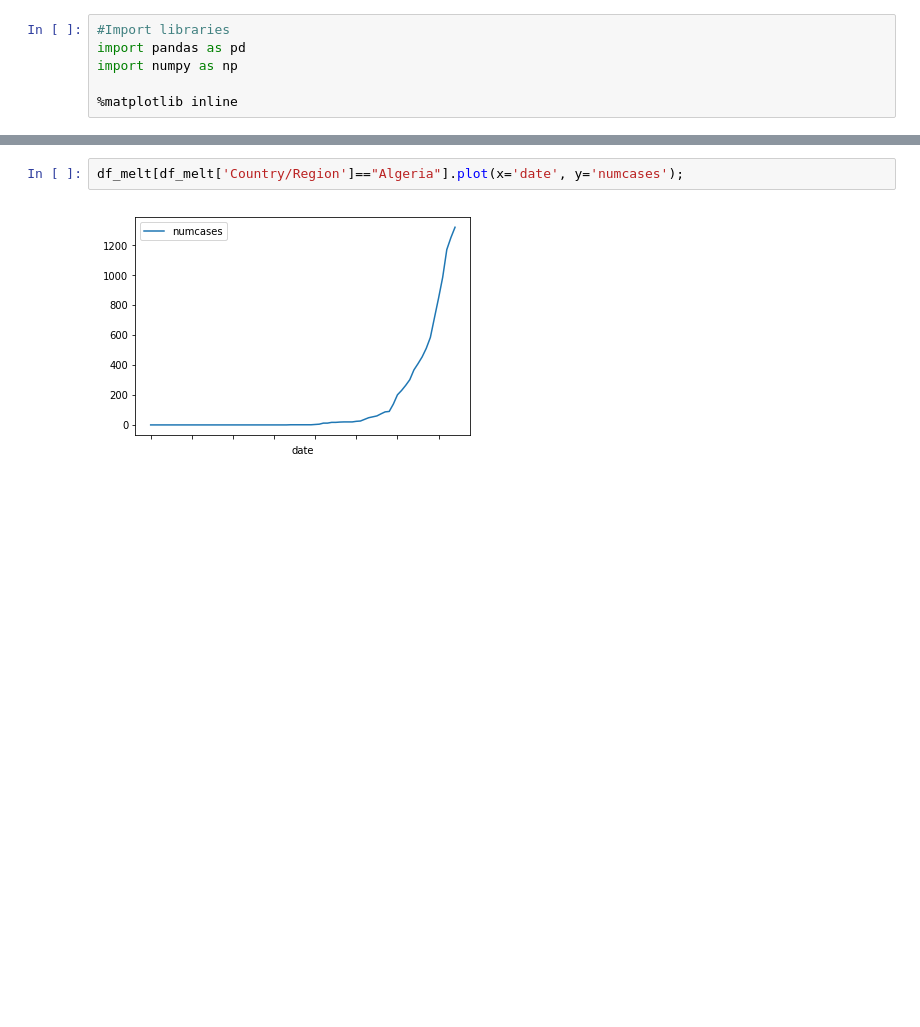
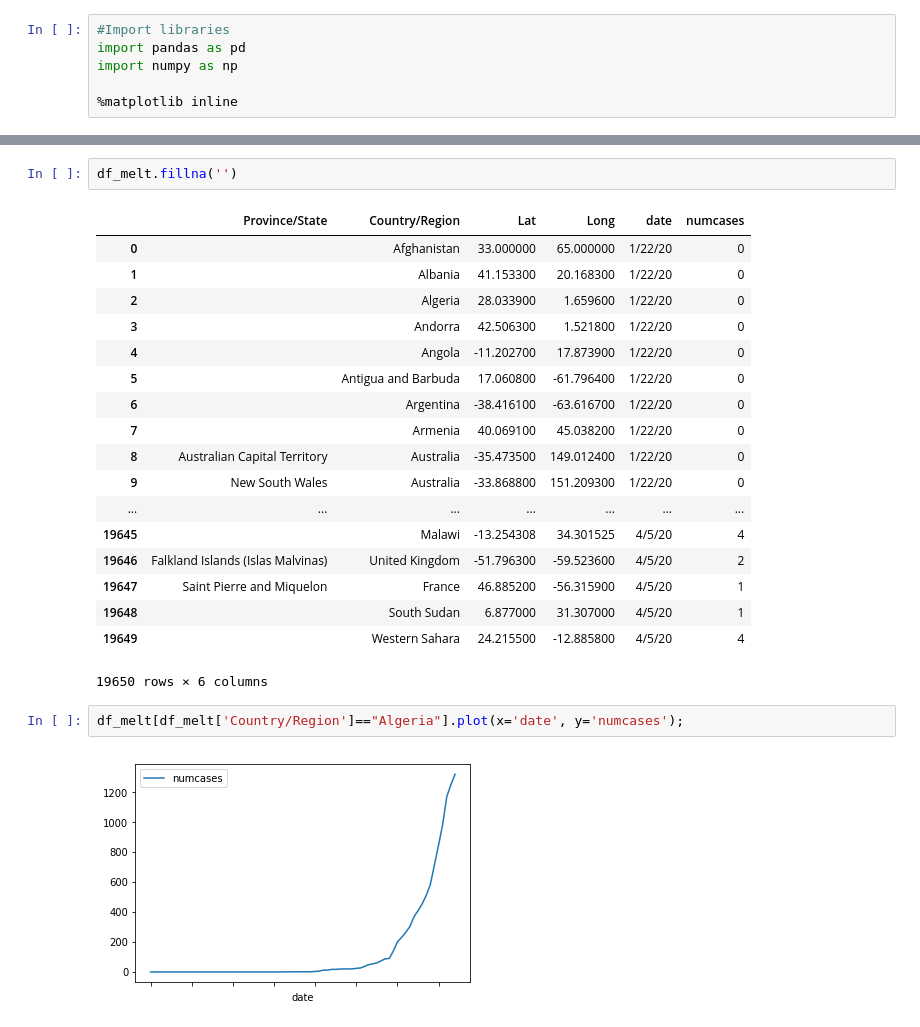
Before and after one commit to emichris/COVID-19-Visualization, a Jupyter notebook: explore-confirmed-global.ipynb, the cells around one changed output, grey strips where cells are left out. Saved outputs shown, nothing was run; the diff lists cells and outputs as text; blank space fills up the shorter version.

```diff
--- a/explore-confirmed-global.ipynb
+++ b/explore-confirmed-global.ipynb
@@ -38,6 +29,27 @@ df_melt.tail(20)
 | 19647 | Saint Pierre and Miquelon | France | 46.885200 | -56.315900 | 4/5/20 | 1 |
 | 19648 | NaN | South Sudan | 6.877000 | 31.307000 | 4/5/20 | 1 |
 | 19649 | NaN | Western Sahara | 24.215500 | -12.885800 | 4/5/20 | 4 |
+# %%
+df_melt.fillna('')
+# %% [output]
+|  | Province/State | Country/Region | Lat | Long | date | numcases |
+| 0 |  | Afghanistan | 33.000000 | 65.000000 | 1/22/20 | 0 |
+| 1 |  | Albania | 41.153300 | 20.168300 | 1/22/20 | 0 |
+| 2 |  | Algeria | 28.033900 | 1.659600 | 1/22/20 | 0 |
+| 3 |  | Andorra | 42.506300 | 1.521800 | 1/22/20 | 0 |
+| 4 |  | Angola | -11.202700 | 17.873900 | 1/22/20 | 0 |
+| 5 |  | Antigua and Barbuda | 17.060800 | -61.796400 | 1/22/20 | 0 |
+| 6 |  | Argentina | -38.416100 | -63.616700 | 1/22/20 | 0 |
+| 7 |  | Armenia | 40.069100 | 45.038200 | 1/22/20 | 0 |
+| 8 | Australian Capital Territory | Australia | -35.473500 | 149.012400 | 1/22/20 | 0 |
+| 9 | New South Wales | Australia | -33.868800 | 151.209300 | 1/22/20 | 0 |
+| ... | ... | ... | ... | ... | ... | ... |
+| 19645 |  | Malawi | -13.254308 | 34.301525 | 4/5/20 | 4 |
+| 19646 | Falkland Islands (Islas Malvinas) | United Kingdom | -51.796300 | -59.523600 | 4/5/20 | 2 |
+| 19647 | Saint Pierre and Miquelon | France | 46.885200 | -56.315900 | 4/5/20 | 1 |
+| 19648 |  | South Sudan | 6.877000 | 31.307000 | 4/5/20 | 1 |
+| 19649 |  | Western Sahara | 24.215500 | -12.885800 | 4/5/20 | 4 |
+19650 rows × 6 columns
 # %%
 df_melt[df_melt['Country/Region']=="Algeria"].plot(x='date', y='numcases');
 # %% [output]
```
Also changed, not shown: parts of 11 cells of this notebook, 8 other files.
